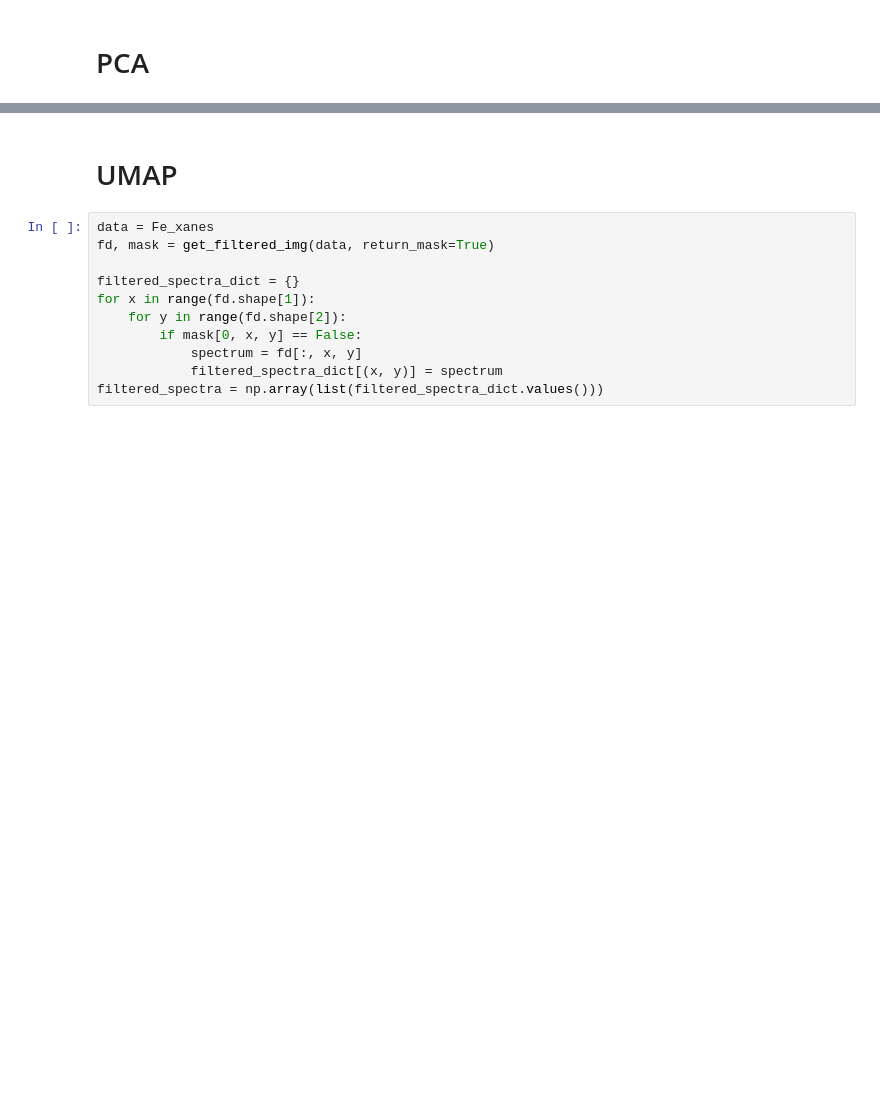
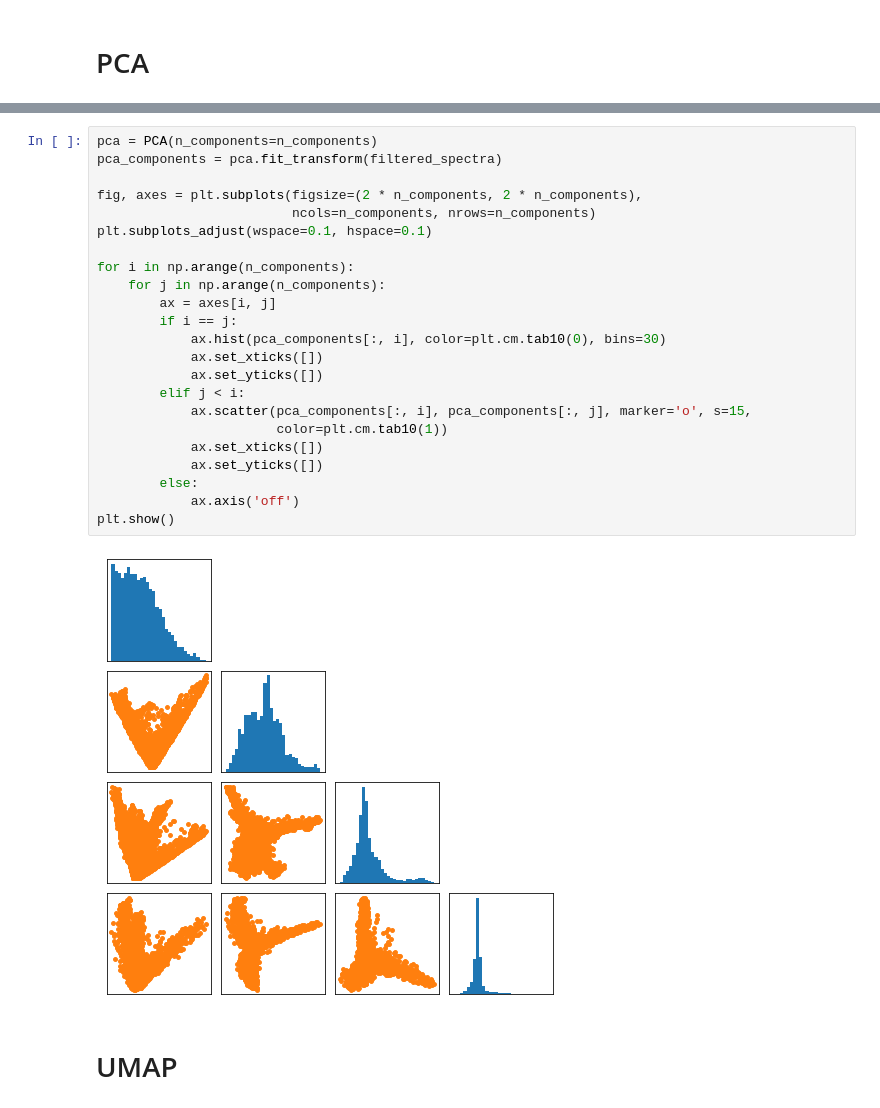
Before and after one commit to stetef/nano-XANES-microscopy-of-Fe, a Jupyter notebook: Visualization.ipynb, the cells around one changed output, grey strips where cells are left out. Saved outputs shown, nothing was run; the diff lists cells and outputs as text; blank space fills up the shorter version.

```diff
--- a/Visualization.ipynb
+++ b/Visualization.ipynb
@@ -179,13 +204,27 @@ plt.show()
+# %%
+pca = PCA(n_components=n_components)
+pca_components = pca.fit_transform(filtered_spectra)
+
+fig, axes = plt.subplots(figsize=(2 * n_components, 2 * n_components),
+                         ncols=n_components, nrows=n_components)
+plt.subplots_adjust(wspace=0.1, hspace=0.1)
+
+for i in np.arange(n_components):
+    for j in np.arange(n_components):
+        ax = axes[i, j]
+        if i == j:
+            ax.hist(pca_components[:, i], color=plt.cm.tab10(0), bins=30)
+            ax.set_xticks([])
+            ax.set_yticks([])
+        elif j < i:
+            ax.scatter(pca_components[:, i], pca_components[:, j], marker='o', s=15,
+                       color=plt.cm.tab10(1))
+            ax.set_xticks([])
+            ax.set_yticks([])
+        else:
+            ax.axis('off')
+plt.show()
+# %% [output]
+[figure, added]
 # %% [markdown]
 # UMAP
-# %%
-data = Fe_xanes
-fd, mask = get_filtered_img(data, return_mask=True)
-
-filtered_spectra_dict = {}
-for x in range(fd.shape[1]):
-    for y in range(fd.shape[2]):
-        if mask[0, x, y] == False:
-            spectrum = fd[:, x, y]
-            filtered_spectra_dict[(x, y)] = spectrum
-filtered_spectra = np.array(list(filtered_spectra_dict.values()))
```
Also changed, not shown: parts of 11 cells of this notebook.
